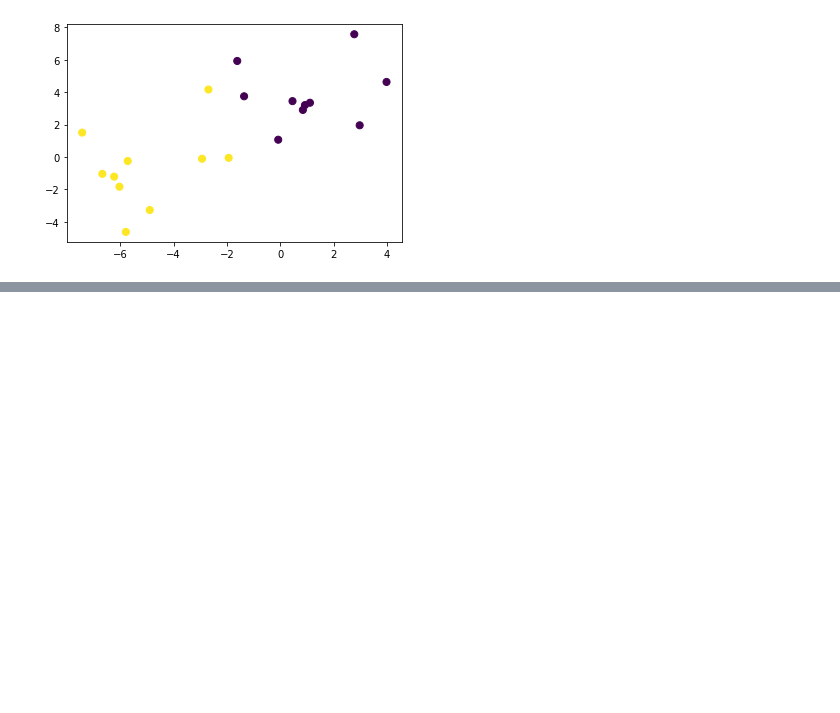
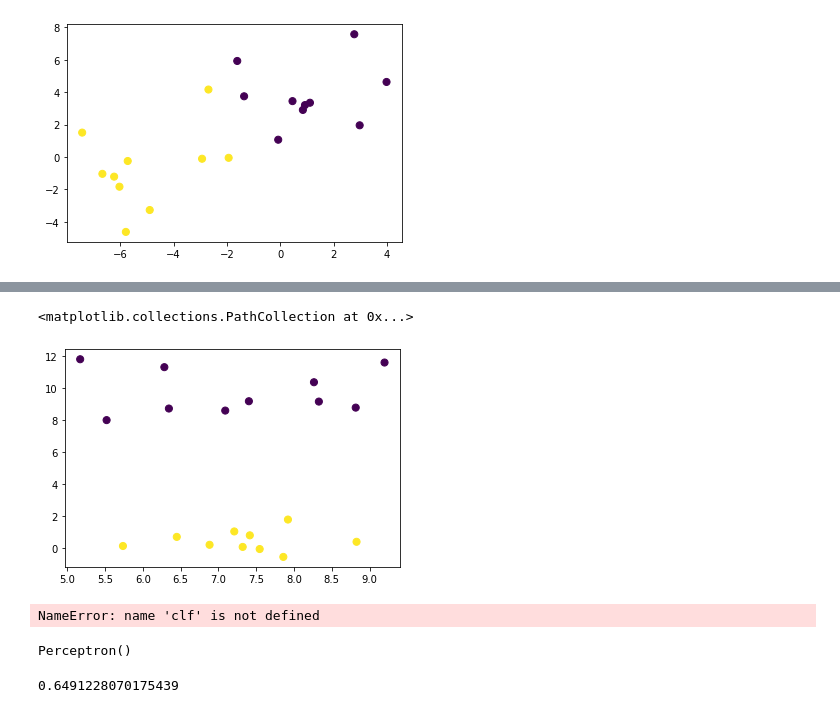
Before and after one commit to ducksfrogs/udemyScipy, a Jupyter notebook: perceptron.ipynb, the cells around one changed output, grey strips where cells are left out. Drawn from its saved outputs; the diff is of its cells as text; code cells hidden in the pictures; blank space fills up the shorter version.

```diff
--- a/perceptron.ipynb
+++ b/perceptron.ipynb
@@ -13,0 +49,16 @@ plt.scatter(X[:,0], X[:,1], c=y, s=50)
+# %%
+X, y = make_blobs(n_samples=20, n_features=2, centers=2, cluster_std=1, random_state=8)
+
+plt.scatter(X[:,0], X[:,1], c=y, s=50)
+# %% [output]
+<matplotlib.collections.PathCollection at 0x...>
+[figure, added]
+# %%
+for s in range(10):
+    clf.random_state = s
+    clf.fit(X, y)
+    plotBoundary(X, clf, mesh=False)
+
+plt.scatter(X[:,0], X[:,1], marker='o', c=y, s=50, edgecolors='k')
+# %% [output]
+NameError: name 'clf' is not defined
@@ -13,0 +83,9 @@ plt.scatter(X[:,0], X[:,1], c=y, s=50)
+# %%
+clf = Perceptron()
+clf.fit(X_train, y_train)
+# %% [output]
+Perceptron()
+# %%
+clf.score(X_test, y_test)
+# %% [output]
+0.6491228070175439
```
Also changed, not shown: parts of 11 cells of this notebook, 3 other files.
